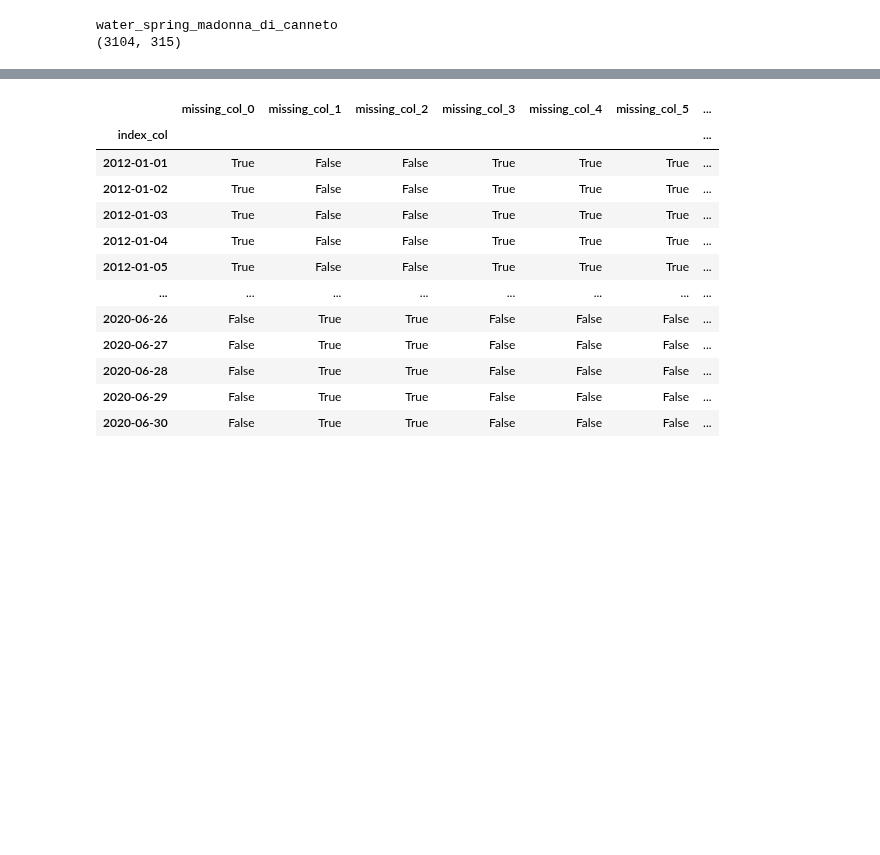
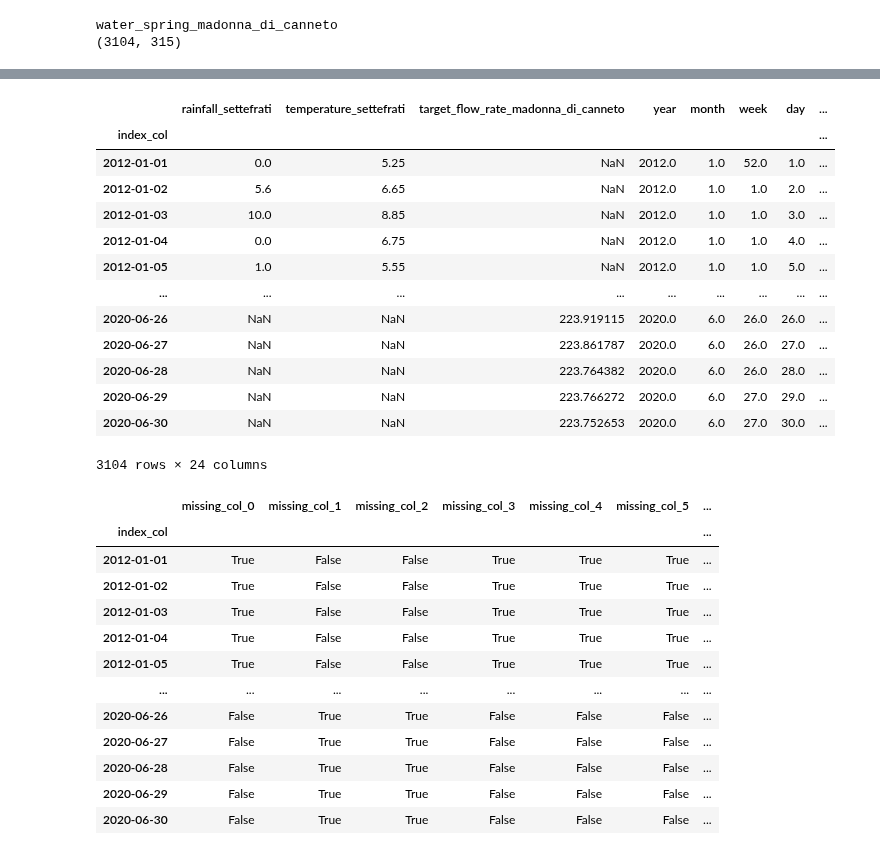
Before and after one commit to thomas-wsbd/acea-water-prediction, a Jupyter notebook: 1-data-cleaning-precheck.ipynb, the cells around one changed output, grey strips where cells are left out. Drawn from its saved outputs; the diff is of its cells as text; code cells hidden in the pictures; blank space fills up the shorter version.

```diff
--- a/1-data-cleaning-precheck.ipynb
+++ b/1-data-cleaning-precheck.ipynb
@@ -81,3 +111,20 @@ water_spring_madonna_di_canneto
+# %%
+df
+# %% [output]
+|  | rainfall_settefrati | temperature_settefrati | target_flow_rate_madonna_di_canneto | year | month | week | day | ... |
+| index_col |  |  |  |  |  |  |  | ... |
+| 2012-01-01 | 0.0 | 5.25 | NaN | 2012.0 | 1.0 | 52.0 | 1.0 | ... |
+| 2012-01-02 | 5.6 | 6.65 | NaN | 2012.0 | 1.0 | 1.0 | 2.0 | ... |
+| 2012-01-03 | 10.0 | 8.85 | NaN | 2012.0 | 1.0 | 1.0 | 3.0 | ... |
+| 2012-01-04 | 0.0 | 6.75 | NaN | 2012.0 | 1.0 | 1.0 | 4.0 | ... |
+| 2012-01-05 | 1.0 | 5.55 | NaN | 2012.0 | 1.0 | 1.0 | 5.0 | ... |
+| ... | ... | ... | ... | ... | ... | ... | ... | ... |
+| 2020-06-26 | NaN | NaN | 223.919115 | 2020.0 | 6.0 | 26.0 | 26.0 | ... |
+| 2020-06-27 | NaN | NaN | 223.861787 | 2020.0 | 6.0 | 26.0 | 27.0 | ... |
+| 2020-06-28 | NaN | NaN | 223.764382 | 2020.0 | 6.0 | 26.0 | 28.0 | ... |
+| 2020-06-29 | NaN | NaN | 223.766272 | 2020.0 | 6.0 | 27.0 | 29.0 | ... |
+| 2020-06-30 | NaN | NaN | 223.752653 | 2020.0 | 6.0 | 27.0 | 30.0 | ... |
+3104 rows × 24 columns
 # %%
 df[[c for c in df.columns if "missing" in c]]
 # %% [output]
```
Also changed, not shown: parts of 4 cells of this notebook, 2 other files.
